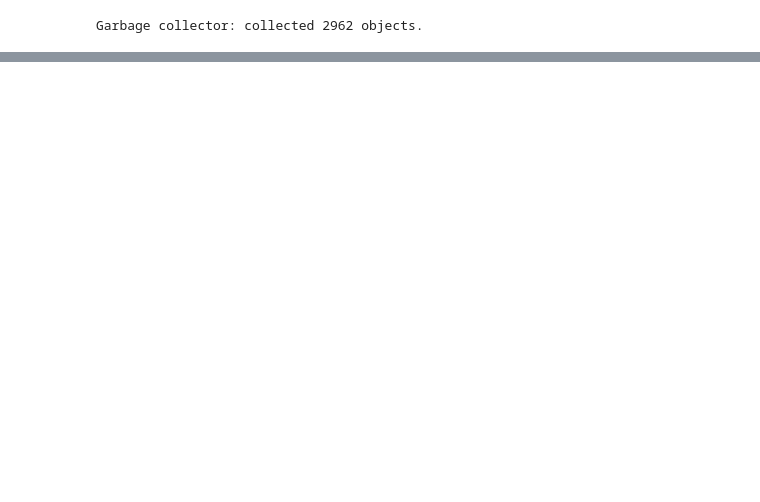
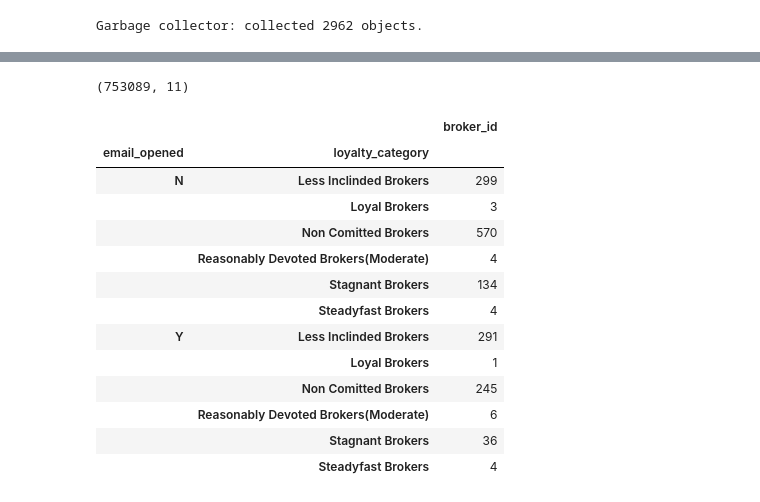
Before and after one commit to kkaur1998/ksr_de, a Jupyter notebook: python/15_mini_project.ipynb, the cells around one changed output, grey strips where cells are left out. Saved outputs shown, nothing was run; the diff lists cells and outputs as text; code cells hidden in the pictures; blank space fills up the shorter version.

```diff
--- a/python/15_mini_project.ipynb
+++ b/python/15_mini_project.ipynb
@@ -181,0 +269,3 @@ See the caveats in the documentation: https://pandas.pydata.org/pandas-docs/stab
+# %%
+df1 = df.merge(report[['broker_id','loyalty_category']],how='inner',on='broker_id')
+df1.head(2)
@@ -181,0 +276,21 @@ See the caveats in the documentation: https://pandas.pydata.org/pandas-docs/stab
+# %%
+df1.shape
+# %% [output]
+(753089, 11)
+# %%
+df1[['broker_id','email_opened','loyalty_category']].groupby(['email_opened','loyalty_category']).nunique()
+# %% [output]
+|  |  | broker_id |
+| email_opened | loyalty_category |  |
+| N | Less Inclinded Brokers | 299 |
+|  | Loyal Brokers | 3 |
+|  | Non Comitted Brokers | 570 |
+|  | Reasonably Devoted Brokers(Moderate) | 4 |
+|  | Stagnant Brokers | 134 |
+|  | Steadyfast Brokers | 4 |
+| Y | Less Inclinded Brokers | 291 |
+|  | Loyal Brokers | 1 |
+|  | Non Comitted Brokers | 245 |
+|  | Reasonably Devoted Brokers(Moderate) | 6 |
+|  | Stagnant Brokers | 36 |
+|  | Steadyfast Brokers | 4 |
```
Also changed, not shown: parts of 27 cells of this notebook.
